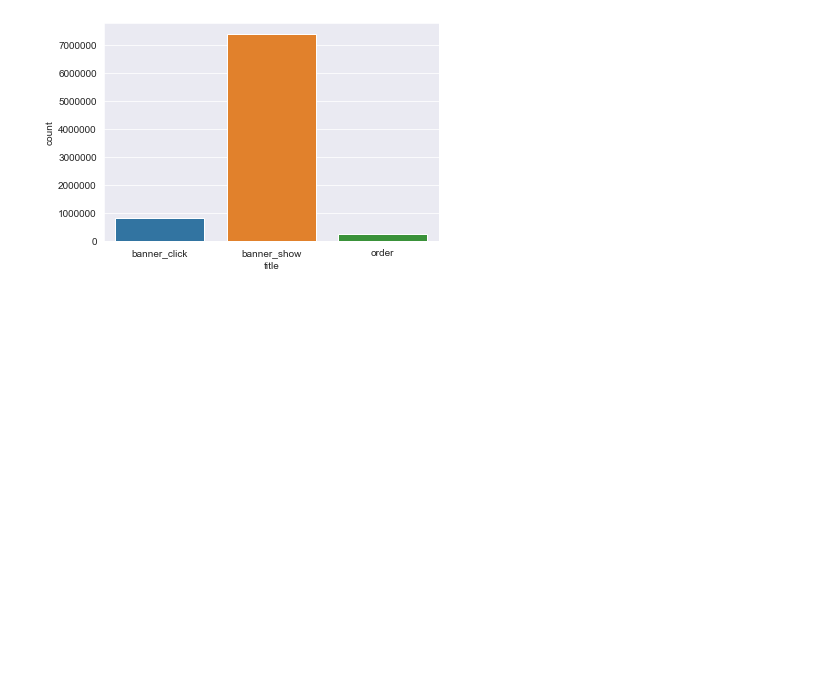
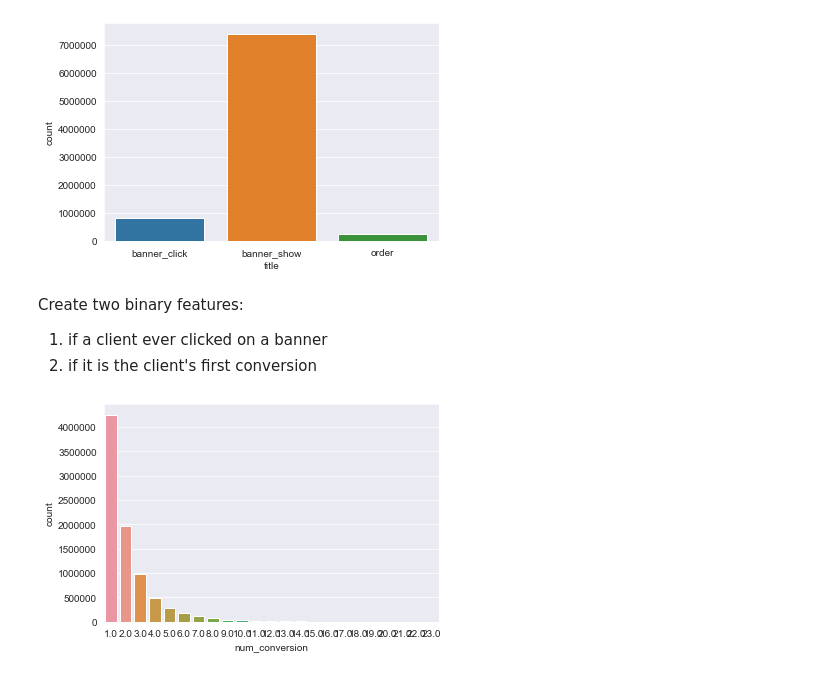
Before and after one commit to befowle/AB_Testing, a Jupyter notebook: ab_testing.ipynb, the cells around one changed output. Cells and saved outputs as stored; diff of their text form; code cells hidden in the pictures; blank space fills up the shorter version.

Commit message:
create binary features

```diff
--- a/ab_testing.ipynb
+++ b/ab_testing.ipynb
@@ -192,3 +192,17 @@ banner_click     829184
 order            248722
 dtype: int64
 [figure]
+# %% [markdown]
+Create two binary features:
+1) if a client ever clicked on a banner
+2) if it is the client's first conversion
+# %%
+df = df.assign(num_conversion=df.groupby(['user_id'])['time'].rank(method='first', ascending=True))
+sns.countplot('num_conversion', data=df)
+plt.show();
+df['IsBanner_click'] = df['title'].apply(lambda x: 1 if x == 'banner_click' else 0)
+df['IsBanner_click'] = df.groupby('user_id').IsBanner_click.transform(np.mean).apply(lambda x: 0 if x == 0 else 1)
+df['IsFirst_conversion'] = df['num_conversion'].apply(lambda x: 1 if x == 1 else 0)
+df.drop(['user_id', 'title'], axis=1, inplace=True)
+# %% [output]
+[figure, added]
```
